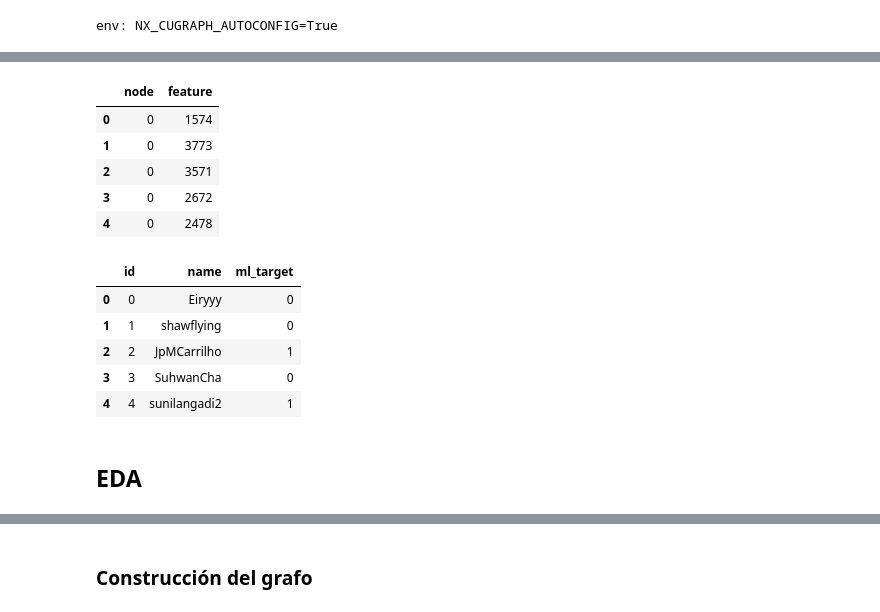
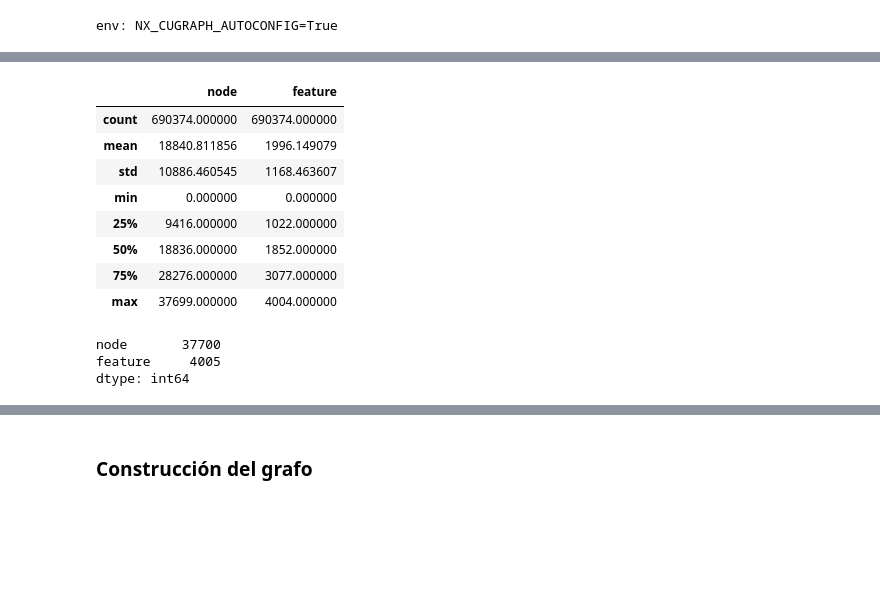
Before and after one commit to jbaezarh/Relational-ML, a Jupyter notebook: notebooks/1_data_analysis.ipynb, the cells around one changed output, grey strips where cells are left out. Drawn from its saved outputs; the diff is of its cells as text; code cells hidden in the pictures; blank space fills up the shorter version.

```diff
--- a/notebooks/1_data_analysis.ipynb
+++ b/notebooks/1_data_analysis.ipynb
@@ -36,20 +85,18 @@ edges.head()
 # %%
-features.head()
+features.describe()
 # %% [output]
 |  | node | feature |
-| 0 | 0 | 1574 |
-| 1 | 0 | 3773 |
-| 2 | 0 | 3571 |
-| 3 | 0 | 2672 |
-| 4 | 0 | 2478 |
+| count | 690374.000000 | 690374.000000 |
+| mean | 18840.811856 | 1996.149079 |
+| std | 10886.460545 | 1168.463607 |
+| min | 0.000000 | 0.000000 |
+| 25% | 9416.000000 | 1022.000000 |
+| 50% | 18836.000000 | 1852.000000 |
+| 75% | 28276.000000 | 3077.000000 |
+| max | 37699.000000 | 4004.000000 |
-# %%
-target.head()
-# %% [output]
-|  | id | name | ml_target |
-| 0 | 0 | Eiryyy | 0 |
-| 1 | 1 | shawflying | 0 |
-| 2 | 2 | JpMCarrilho | 1 |
-| 3 | 3 | SuhwanCha | 0 |
-| 4 | 4 | sunilangadi2 | 1 |
-# %% [markdown]
-## EDA
+# %%
+features.nunique()
+# %% [output]
+node       37700
+feature     4005
+dtype: int64
```
Also changed, not shown: parts of 71 cells of this notebook.
